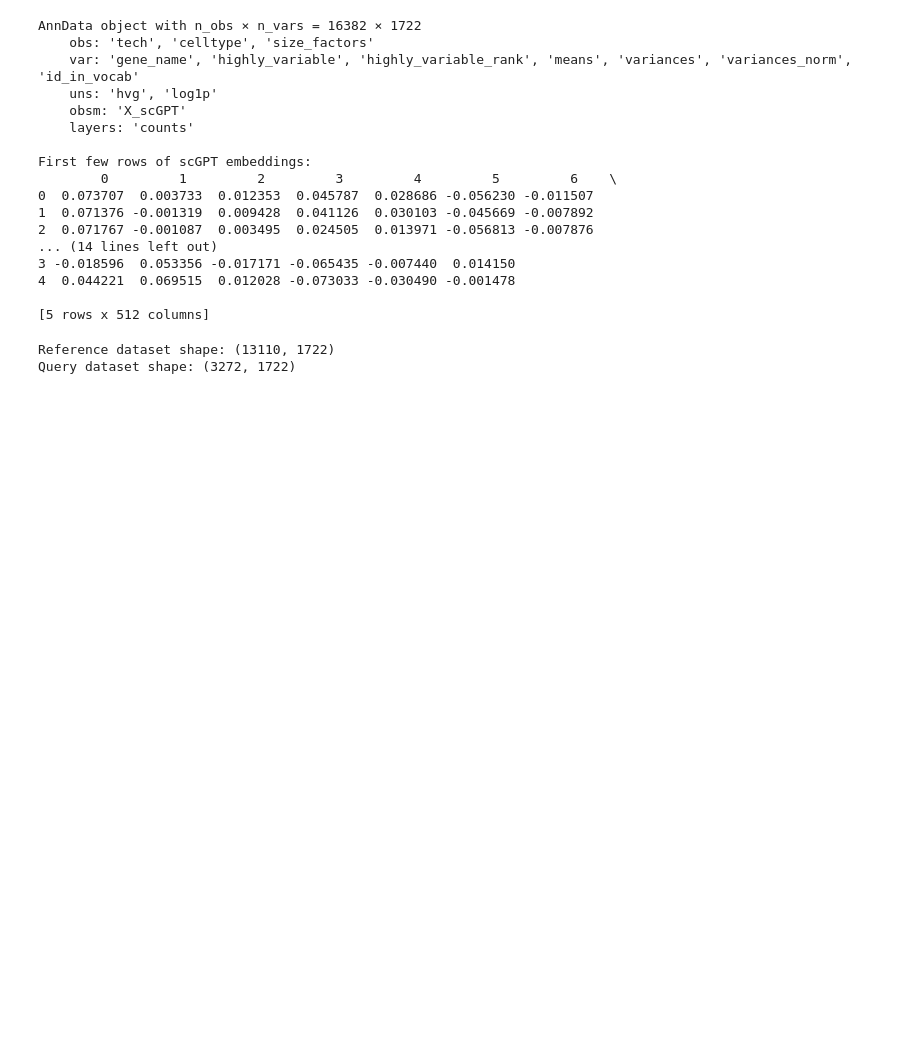
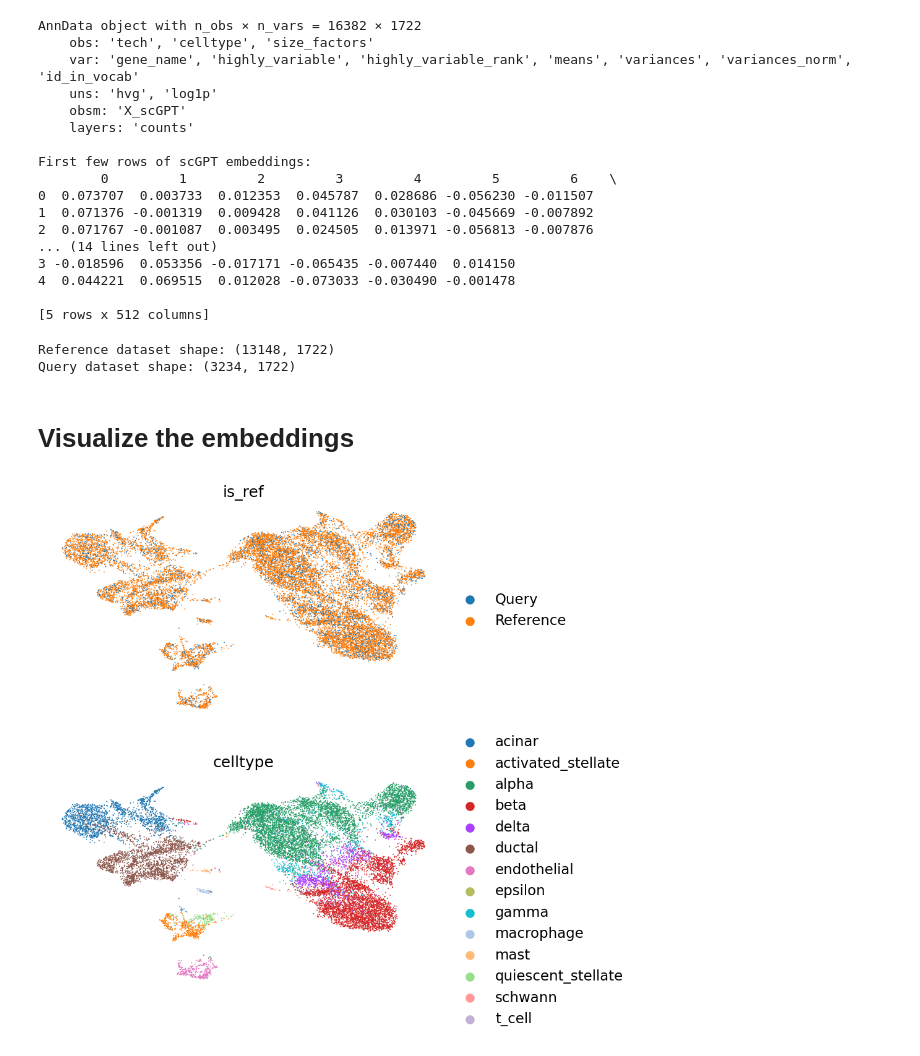
Before and after one commit to Amsel11/scGPT_tools, a Jupyter notebook: notebooks/Embed_analysis_hPancreas.ipynb, the cells around one changed output. Drawn from its saved outputs; the diff is of its cells as text; code cells hidden in the pictures; blank space fills up the shorter version.

```diff
--- a/notebooks/Embed_analysis_hPancreas.ipynb
+++ b/notebooks/Embed_analysis_hPancreas.ipynb
@@ -95,13 +82,12 @@ First few rows of scGPT embeddings:
 [5 rows x 512 columns]
 # %%
 # Randomly split the data into reference and query sets (80% reference, 20% query)
-np.random.seed(42)  # For reproducibility
+#np.random.seed(42)  # For reproducibility
 mask = np.random.rand(len(adata_embed)) < 0.8
 
 # Create a column indicating whether each cell is from reference or query set
 adata_embed.obs["is_ref"] = ["Reference" if m else "Query" for m in mask]
-
-adata_concat.obs["is_ref"] = adata_concat.obs["is_ref"].astype("category")
+adata_embed.obs["is_ref"] = adata_embed.obs["is_ref"].astype("category")
 
 # Create reference and query datasets
 adata_ref = adata_embed[mask].copy()
@@ -110,7 +96,13 @@ adata_query = adata_embed[~mask].copy()
 print(f"Reference dataset shape: {adata_ref.shape}")
 print(f"Query dataset shape: {adata_query.shape}")
 
-adata_query.obs["cell_type"] = adata_query.obs["celltype"]
+#mask the query dataset
+adata_query.obs["is_ref"] = "Query"
+
+#mask the query dataset in adata_embed
+adata_embed.obs["cell_type"] = adata_embed.obs["celltype"].astype("category")
+adata_embed.obs["cell_type"] = adata_embed.obs["cell_type"].cat.add_categories("To be predicted")
+adata_embed.obs.loc[adata_embed.obs["is_ref"] == "Query", "cell_type"] = "To be predicted"
 # %% [output]
-Reference dataset shape: (13110, 1722)
-Query dataset shape: (3272, 1722)
+Reference dataset shape: (13148, 1722)
+Query dataset shape: (3234, 1722)
@@ -119,0 +109,10 @@ query_embeddings = adata_query.obsm["X_scGPT"]
+# %% [markdown]
+# Visualize the embeddings
+# %%
+sc.pp.neighbors(adata_embed, use_rep="X_scGPT")
+sc.tl.umap(adata_embed)
+sc.pl.umap(
+    adata_embed, color=["is_ref", cell_type_key], wspace=0.4, frameon=False, ncols=1
+)
+# %% [output]
+[figure, added]
```
Also changed, not shown: parts of 11 cells of this notebook, 8 other files.
